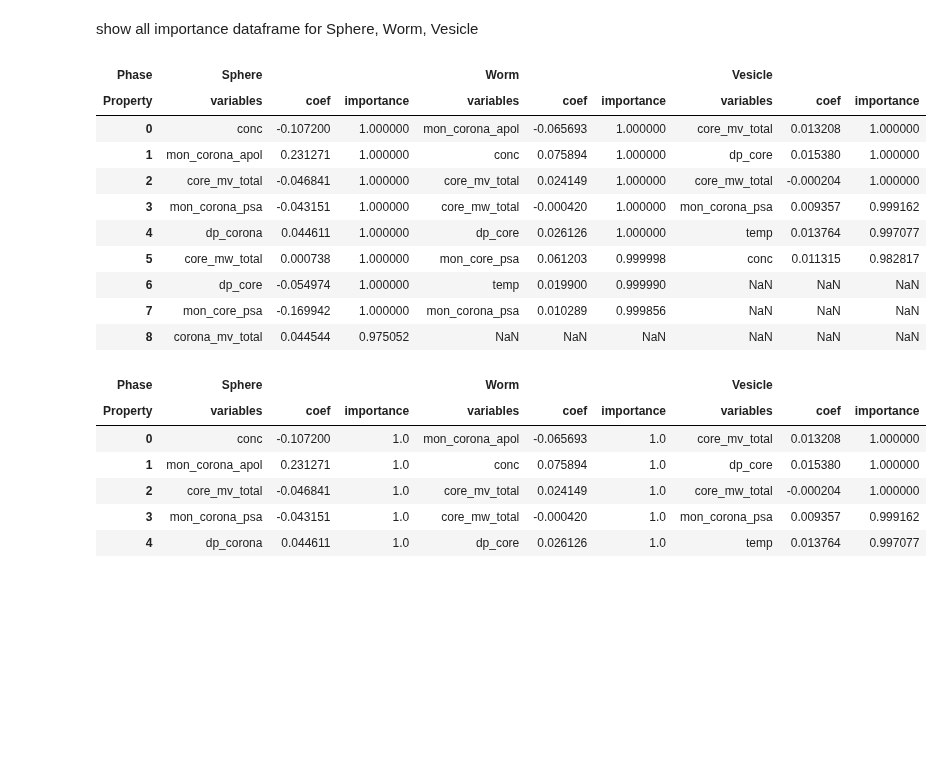
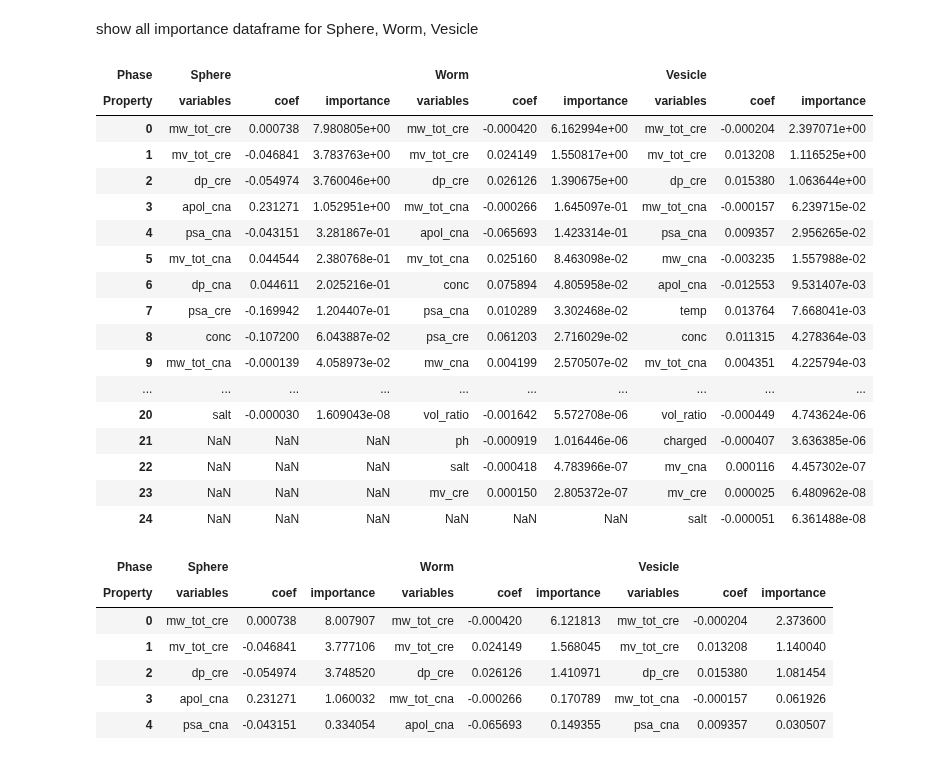
Before and after one commit to marioboley/PISA_ML, a Jupyter notebook: linear.ipynb, the cells around one changed output. Drawn from its saved outputs; the diff is of its cells as text; code cells hidden in the pictures; blank space fills up the shorter version.

Commit message:
Update importance scores
Use permutation importance scores with logloss criteria.
Trees use impurity-based feature  importance.
Impurity-based feature can be mislead by high cardinality features.
Permutation importance solved the high cardinality feature bias

```diff
--- a/linear.ipynb
+++ b/linear.ipynb
@@ -15,37 +15,23 @@ linear_pcc.fit(data.x1, data.y)
 <modules.multilabel.ProbabilisticClassifierChain at 0x...>
 # %%
 num_importance = 100 # defult values show all variables
+from sklearn.inspection import permutation_importance
 
-def individual_importance_dataframe(est, X, y, alpha=0.05, num_importance=100000):
+def individual_importance_dataframe(est, X, y, scoring='neg_log_loss', num_importance=100000, n_repeats=30):
     """
     This algorithm use linear estimators and get the importance variables where p < 0.05
     To easy comparison, we set importance score: 1- p
     """
-    params = np.append(est.intercept_, est.coef_)
-
-    newX = np.append(np.ones((len(X),1)), X, axis=1)
-    predictions = est.predict(X)
-    MSE = (sum((y-predictions)**2))/(len(newX)-len(newX[0]))
-    # get variance, std, critical values (ts_b)
-    var_b = MSE*(np.linalg.inv(np.dot(newX.T,newX)).diagonal())
-    sd_b = np.sqrt(var_b)
-    ts_b = params/ sd_b
-    # based on t distribution
-    pvalues =[2*(1-stats.t.cdf(np.abs(i),(len(newX)-1))) for i in ts_b][1:]
-    # set order
-    sorted_idx = np.array(pvalues).argsort()
-    order = list(X.columns[sorted_idx])
-    pvalues = np.array(pvalues)[sorted_idx]
-    coef = est.coef_[0][sorted_idx]
-    # format result
-    important_variables = [order[i] for i in range(len(pvalues)) if pvalues[i] < alpha]
-    importance_scores = 1.0-np.array([each for each in pvalues if each < alpha])
-    coef = [coef[i] for i in range(len(pvalues)) if pvalues[i] < alpha]
-
+    r = permutation_importance(est, X, y, n_repeats=n_repeats, scoring=scoring)
+    non_zero_indx = np.where(r.importances_mean > 0)
+    indx = r.importances_mean[non_zero_indx].argsort()[::-1]
+    important_variables = X.columns[non_zero_indx][indx]
+    importance_scores = r.importances_mean[non_zero_indx][indx]
+    coef = est.coef_[0][non_zero_indx][indx]
     df = pd.DataFrame({'variables': important_variables[:num_importance], 'coef': coef[:num_importance], 'importance': importance_scores[:num_importance]})
     return df
 
-def linear_importance_dataframe(est, X, y, alpha=0.05, num_importance=100000):
+def linear_importance_dataframe(est, X, y, scoring = 'neg_log_loss', num_importance=100000, n_repeats=30):
     """
     Combine all morphologies plots together
     """
@@ -55,7 +41,7 @@ def linear_importance_dataframe(est, X, y, alpha=0.05, num_importance=100000):
         col_indx = -4 + i
 
         estimator, X, y = est[i], data1.iloc[:, :col_indx], data.y.iloc[:, i]
-        temp_df = individual_importance_dataframe(est=estimator, X=X, y=y, alpha=alpha, num_importance=num_importance)
+        temp_df = individual_importance_dataframe(est=estimator, X=X, y=y, scoring=scoring, num_importance=num_importance, n_repeats=n_repeats)
         if not cnt:
             df = temp_df
             cnt = 1
@@ -69,28 +55,35 @@ def linear_importance_dataframe(est, X, y, alpha=0.05, num_importance=100000):
 # %% [markdown]
 show all importance dataframe for Sphere, Worm, Vesicle
 # %%
-linear_importance_dataframe(linear_pcc.fitted_, data.x1, data.y, alpha=0.05, num_importance=100000)
+linear_importance_dataframe(linear_pcc.fitted_, data.abbrev_x1, data.y, num_importance=100000)
 # %% [output]
 | Phase | Sphere |  |  | Worm |  |  | Vesicle |  |  |
 | Property | variables | coef | importance | variables | coef | importance | variables | coef | importance |
-| 0 | conc | -0.107200 | 1.000000 | mon_corona_apol | -0.065693 | 1.000000 | core_mv_total | 0.013208 | 1.000000 |
-| 1 | mon_corona_apol | 0.231271 | 1.000000 | conc | 0.075894 | 1.000000 | dp_core | 0.015380 | 1.000000 |
-| 2 | core_mv_total | -0.046841 | 1.000000 | core_mv_total | 0.024149 | 1.000000 | core_mw_total | -0.000204 | 1.000000 |
-| 3 | mon_corona_psa | -0.043151 | 1.000000 | core_mw_total | -0.000420 | 1.000000 | mon_corona_psa | 0.009357 | 0.999162 |
-| 4 | dp_corona | 0.044611 | 1.000000 | dp_core | 0.026126 | 1.000000 | temp | 0.013764 | 0.997077 |
-| 5 | core_mw_total | 0.000738 | 1.000000 | mon_core_psa | 0.061203 | 0.999998 | conc | 0.011315 | 0.982817 |
-| 6 | dp_core | -0.054974 | 1.000000 | temp | 0.019900 | 0.999990 | NaN | NaN | NaN |
-| 7 | mon_core_psa | -0.169942 | 1.000000 | mon_corona_psa | 0.010289 | 0.999856 | NaN | NaN | NaN |
-| 8 | corona_mv_total | 0.044544 | 0.975052 | NaN | NaN | NaN | NaN | NaN | NaN |
+| 0 | mw_tot_cre | 0.000738 | 7.980805e+00 | mw_tot_cre | -0.000420 | 6.162994e+00 | mw_tot_cre | -0.000204 | 2.397071e+00 |
+| 1 | mv_tot_cre | -0.046841 | 3.783763e+00 | mv_tot_cre | 0.024149 | 1.550817e+00 | mv_tot_cre | 0.013208 | 1.116525e+00 |
+| 2 | dp_cre | -0.054974 | 3.760046e+00 | dp_cre | 0.026126 | 1.390675e+00 | dp_cre | 0.015380 | 1.063644e+00 |
+| 3 | apol_cna | 0.231271 | 1.052951e+00 | mw_tot_cna | -0.000266 | 1.645097e-01 | mw_tot_cna | -0.000157 | 6.239715e-02 |
+| 4 | psa_cna | -0.043151 | 3.281867e-01 | apol_cna | -0.065693 | 1.423314e-01 | psa_cna | 0.009357 | 2.956265e-02 |
+| 5 | mv_tot_cna | 0.044544 | 2.380768e-01 | mv_tot_cna | 0.025160 | 8.463098e-02 | mw_cna | -0.003235 | 1.557988e-02 |
+| 6 | dp_cna | 0.044611 | 2.025216e-01 | conc | 0.075894 | 4.805958e-02 | apol_cna | -0.012553 | 9.531407e-03 |
+| 7 | psa_cre | -0.169942 | 1.204407e-01 | psa_cna | 0.010289 | 3.302468e-02 | temp | 0.013764 | 7.668041e-03 |
+| 8 | conc | -0.107200 | 6.043887e-02 | psa_cre | 0.061203 | 2.716029e-02 | conc | 0.011315 | 4.278364e-03 |
+| 9 | mw_tot_cna | -0.000139 | 4.058973e-02 | mw_cna | 0.004199 | 2.570507e-02 | mv_tot_cna | 0.004351 | 4.225794e-03 |
+| ... | ... | ... | ... | ... | ... | ... | ... | ... | ... |
+| 20 | salt | -0.000030 | 1.609043e-08 | vol_ratio | -0.001642 | 5.572708e-06 | vol_ratio | -0.000449 | 4.743624e-06 |
+| 21 | NaN | NaN | NaN | ph | -0.000919 | 1.016446e-06 | charged | -0.000407 | 3.636385e-06 |
+| 22 | NaN | NaN | NaN | salt | -0.000418 | 4.783966e-07 | mv_cna | 0.000116 | 4.457302e-07 |
+| 23 | NaN | NaN | NaN | mv_cre | 0.000150 | 2.805372e-07 | mv_cre | 0.000025 | 6.480962e-08 |
+| 24 | NaN | NaN | NaN | NaN | NaN | NaN | salt | -0.000051 | 6.361488e-08 |
 # %%
-top5_linear_dataframe = linear_importance_dataframe(linear_pcc.fitted_, data.x1, data.y, alpha=0.05, num_importance=5)
+top5_linear_dataframe = linear_importance_dataframe(linear_pcc.fitted_, data.abbrev_x1, data.y, num_importance=5)
 top5_linear_dataframe.to_csv(os.path.join(OUTPUTPATH, 'Top5_linear_dataframe.csv'))
 top5_linear_dataframe
 # %% [output]
 | Phase | Sphere |  |  | Worm |  |  | Vesicle |  |  |
 | Property | variables | coef | importance | variables | coef | importance | variables | coef | importance |
-| 0 | conc | -0.107200 | 1.0 | mon_corona_apol | -0.065693 | 1.0 | core_mv_total | 0.013208 | 1.000000 |
-| 1 | mon_corona_apol | 0.231271 | 1.0 | conc | 0.075894 | 1.0 | dp_core | 0.015380 | 1.000000 |
-| 2 | core_mv_total | -0.046841 | 1.0 | core_mv_total | 0.024149 | 1.0 | core_mw_total | -0.000204 | 1.000000 |
-| 3 | mon_corona_psa | -0.043151 | 1.0 | core_mw_total | -0.000420 | 1.0 | mon_corona_psa | 0.009357 | 0.999162 |
-| 4 | dp_corona | 0.044611 | 1.0 | dp_core | 0.026126 | 1.0 | temp | 0.013764 | 0.997077 |
+| 0 | mw_tot_cre | 0.000738 | 8.007907 | mw_tot_cre | -0.000420 | 6.121813 | mw_tot_cre | -0.000204 | 2.373600 |
+| 1 | mv_tot_cre | -0.046841 | 3.777106 | mv_tot_cre | 0.024149 | 1.568045 | mv_tot_cre | 0.013208 | 1.140040 |
+| 2 | dp_cre | -0.054974 | 3.748520 | dp_cre | 0.026126 | 1.410971 | dp_cre | 0.015380 | 1.081454 |
+| 3 | apol_cna | 0.231271 | 1.060032 | mw_tot_cna | -0.000266 | 0.170789 | mw_tot_cna | -0.000157 | 0.061926 |
+| 4 | psa_cna | -0.043151 | 0.334054 | apol_cna | -0.065693 | 0.149355 | psa_cna | 0.009357 | 0.030507 |
```
